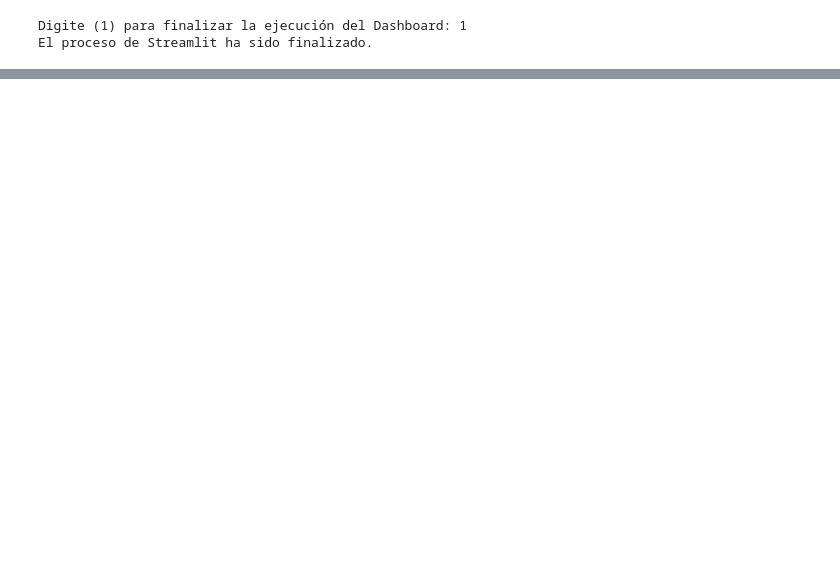
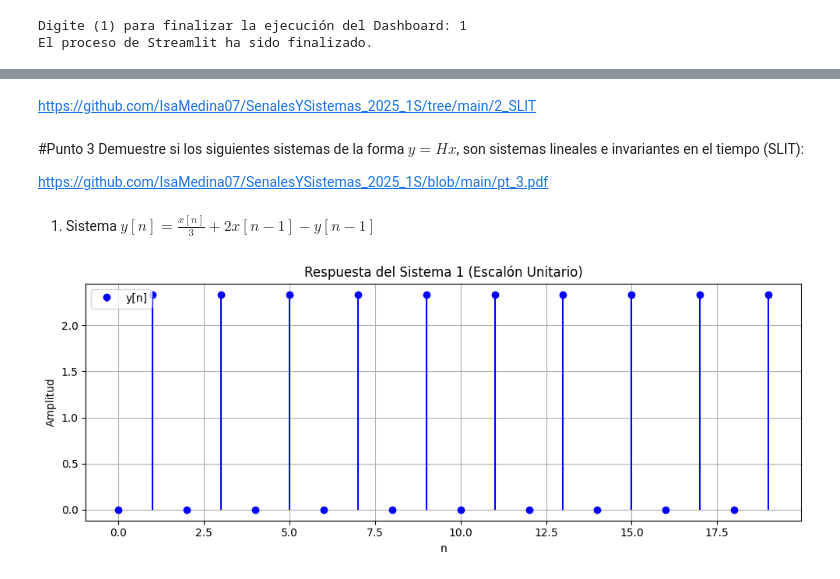
Before and after one commit to IsaMedina07/SenalesYSistemas_2025_1S, a Jupyter notebook: Ejercicios/Carpeta 2/Taller_2.ipynb, the cells around one changed output, grey strips where cells are left out. Saved outputs shown, nothing was run; the diff lists cells and outputs as text; code cells hidden in the pictures; blank space fills up the shorter version.

```diff
--- a/Ejercicios/Carpeta 2/Taller_2.ipynb
+++ b/Ejercicios/Carpeta 2/Taller_2.ipynb
@@ -1189,0 +1178,79 @@ El proceso de Streamlit ha sido finalizado.
+# %% [markdown]
+https://github.com/IsaMedina07/SenalesYSistemas_2025_1S/tree/main/2_SLIT
+# %% [markdown]
+#Punto 3
+Demuestre si los siguientes sistemas de la forma $y = H{x}$, son sistemas lineales e invariantes en el tiempo (SLIT):
+
+https://github.com/IsaMedina07/SenalesYSistemas_2025_1S/blob/main/pt_3.pdf
+# %% [markdown]
+1. Sistema $y[n] = \frac{x[n]}{3} + 2x[n-1] - y[n-1]$
+# %%
+# SISTEMA SLIT
+
+import numpy as np
+import matplotlib.pyplot as plt
+
+
+def sistema1(x):
+    """
+    Simula un sistema discreto definido por la ecuación:
+
+    y[n] = x[n]/3 + 2*x[n-1] - y[n-1], para n >= 1
+
+    Parámetros:
+    -----------
+    x : array-like
+        Señal de entrada, debe ser un arreglo 1D de tipo numpy o similar.
+
+    Retorna:
+    --------
+    y : numpy.ndarray
+        Señal de salida del sistema, del mismo tamaño que x.
+    """
+    y = np.zeros_like(x, dtype=float)  # Inicializar salida
+    for n in range(1, len(x)):
+        y[n] = x[n]/3 + 2*x[n-1] - y[n-1]
+    return y
+
+
+def graficar_respuesta(n, x, y, title="Respuesta del Sistema 1"):
+    """
+    Grafica la entrada y salida del sistema usando stem.
+
+    Parámetros:
+    -----------
+    n : array-like
+        Vector de índices temporales.
+    x : array-like
+        Señal de entrada.
+    y : array-like
+        Señal de salida.
+    title : str
+        Título del gráfico.
+    """
+    plt.figure(figsize=(10, 4))
+    plt.stem(n, y, linefmt='b-', markerfmt='bo', basefmt=" ", label='y[n]')
+    plt.title(title)
+    plt.xlabel("n")
+    plt.ylabel("Amplitud")
+    plt.grid(True)
+    plt.legend()
+    plt.tight_layout()
+    plt.show()
+
+
+# === PRUEBA DEL SISTEMA ===
+if __name__ == "__main__":
+    # Definir vector de tiempo discreto
+    n = np.arange(0, 20)
+
+    # Señal de entrada: escalón unitario
+    x = np.ones_like(n)  # x[n] = u[n]
+
+    # Simular el sistema
+    y = sistema1(x)
+
+    # Graficar la salida
+    graficar_respuesta(n, x, y, title="Respuesta del Sistema 1 (Escalón Unitario)")
+# %% [output]
+[figure, added]
```
Also changed, not shown: parts of 33 cells of this notebook.
